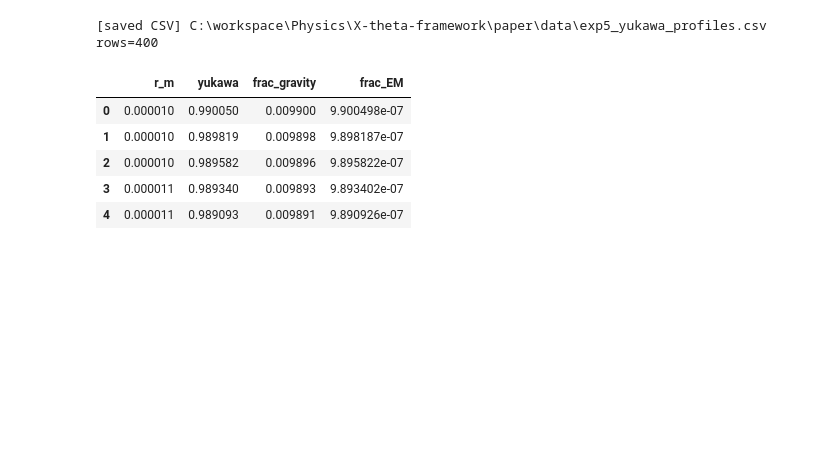
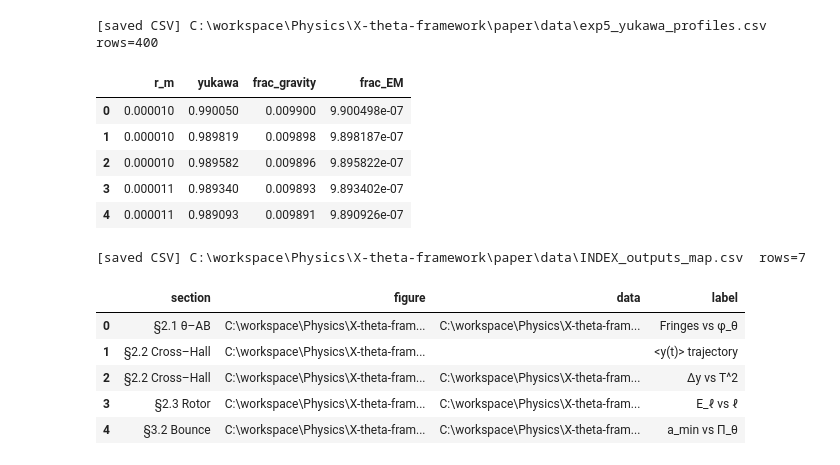
Before and after one commit to divyang4481/X-theta-framework, a Jupyter notebook: notebooks/00_X–θ _Simulation.ipynb, the cells around one changed output. Saved outputs shown, nothing was run; the diff lists cells and outputs as text; code cells hidden in the pictures; blank space fills up the shorter version.

```diff
--- a/notebooks/00_X–θ _Simulation.ipynb
+++ b/notebooks/00_X–θ _Simulation.ipynb
@@ -500,3 +512,25 @@ df5.head()
 | 2 | 0.000010 | 0.989582 | 0.009896 | 9.895822e-07 |
 | 3 | 0.000011 | 0.989340 | 0.009893 | 9.893402e-07 |
 | 4 | 0.000011 | 0.989093 | 0.009891 | 9.890926e-07 |
+# %%
+# Generate an index mapping figures/CSVs to sections and descriptions
+index_rows = [
+    {"section": "§2.1 θ–AB", "figure": str(FIG_DIR / "exp1_theta_ab_fringe.svg"), "data": str(DATA_DIR / "exp1_theta_ab_fringe.csv"), "label": "Fringes vs φ_θ"},
+    {"section": "§2.2 Cross–Hall", "figure": str(FIG_DIR / "exp2_y_traj.svg"), "data": "", "label": "<y(t)> trajectory"},
+    {"section": "§2.2 Cross–Hall", "figure": str(FIG_DIR / "exp2_drift_T2.svg"), "data": str(DATA_DIR / "exp2_drift_T2.csv"), "label": "Δy vs T^2"},
+    {"section": "§2.3 Rotor", "figure": str(FIG_DIR / "exp3_rotor_levels.svg"), "data": str(DATA_DIR / "exp3_rotor_levels.csv"), "label": "E_ℓ vs ℓ"},
+    {"section": "§3.2 Bounce", "figure": str(FIG_DIR / "exp4_bounce_scan.svg"), "data": str(DATA_DIR / "exp4_bounce_scan.csv"), "label": "a_min vs Π_θ"},
+    {"section": "§6.3 Yukawa", "figure": str(FIG_DIR / "exp5_yukawa_profile.svg"), "data": str(DATA_DIR / "exp5_yukawa_profiles.csv"), "label": "Yukawa profile"},
+    {"section": "§6.3 Yukawa", "figure": str(FIG_DIR / "exp5_fractional_deviation.svg"), "data": str(DATA_DIR / "exp5_yukawa_profiles.csv"), "label": "Fractional deviations"},
+]
+index_df = pd.DataFrame(index_rows)
+save_csv(index_df, str(DATA_DIR / "INDEX_outputs_map.csv"))
+index_df.head()
+# %% [output]
+[saved CSV] C:\workspace\Physics\X-theta-framework\paper\data\INDEX_outputs_map.csv  rows=7
+|  | section | figure | data | label |
+| 0 | §2.1 θ–AB | C:\workspace\Physics\X-theta-fram... | C:\workspace\Physics\X-theta-fram... | Fringes vs φ_θ |
+| 1 | §2.2 Cross–Hall | C:\workspace\Physics\X-theta-fram... |  | <y(t)> trajectory |
+| 2 | §2.2 Cross–Hall | C:\workspace\Physics\X-theta-fram... | C:\workspace\Physics\X-theta-fram... | Δy vs T^2 |
+| 3 | §2.3 Rotor | C:\workspace\Physics\X-theta-fram... | C:\workspace\Physics\X-theta-fram... | E_ℓ vs ℓ |
+| 4 | §3.2 Bounce | C:\workspace\Physics\X-theta-fram... | C:\workspace\Physics\X-theta-fram... | a_min vs Π_θ |
```
Also changed, not shown: parts of 6 cells of this notebook, 7 other files.
